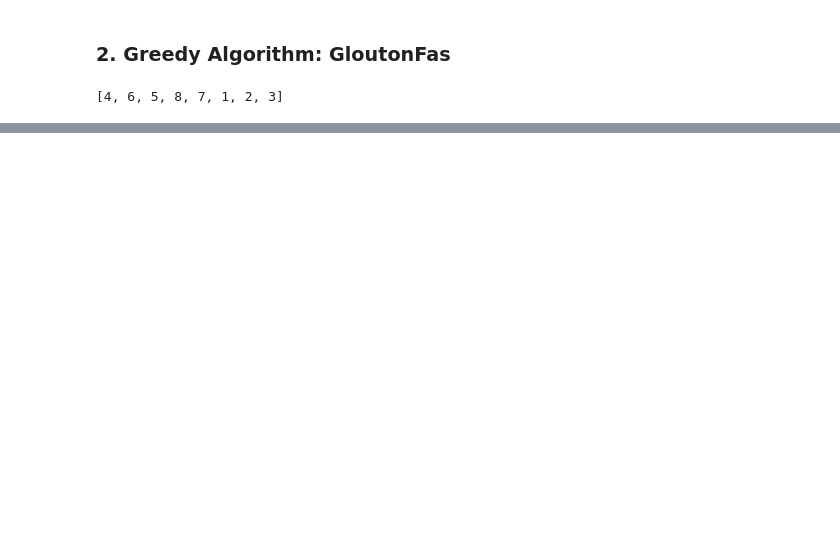
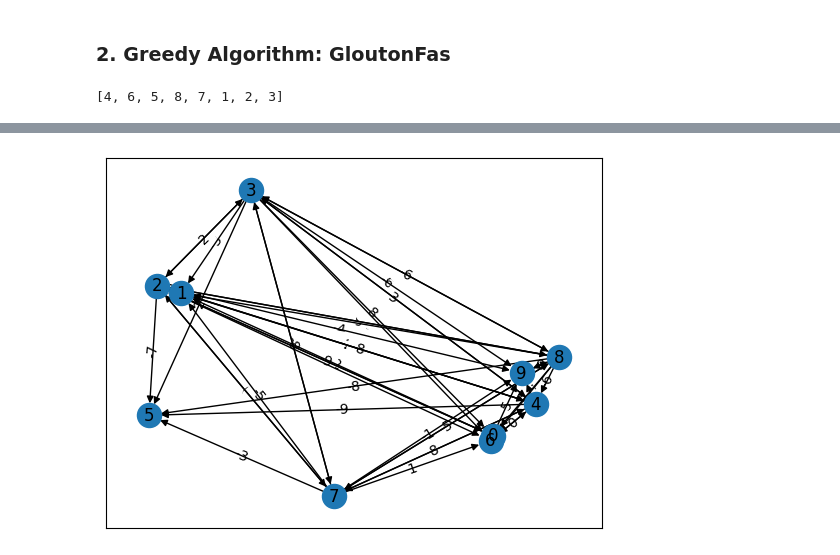
Before and after one commit to Ethan2541/Improved-Bellman-Ford, a Jupyter notebook: notebook.ipynb, the cells around one changed output, grey strips where cells are left out. Cells and saved outputs as stored; diff of their text form; code cells hidden in the pictures; blank space fills up the shorter version.

```diff
--- a/notebook.ipynb
+++ b/notebook.ipynb
@@ -58,0 +51,5 @@ nx.draw_networkx(H, pos, with_labels=True, arrows=True)
+# %%
+H = weighted_graphs[0]
+display_graph(H)
+# %% [output]
+[figure, added]
```
Also changed, not shown: parts of 6 cells of this notebook, 1 other file.
